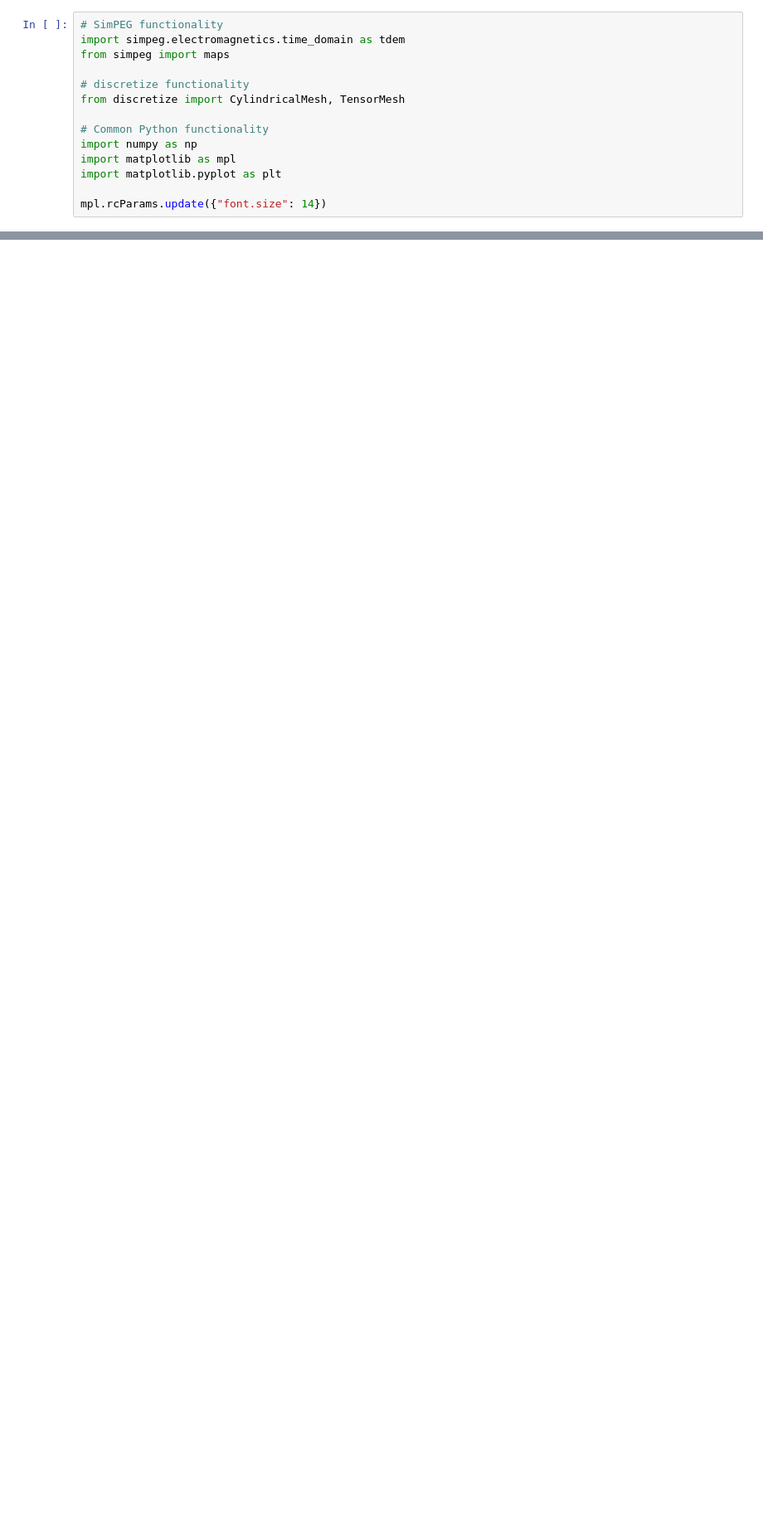
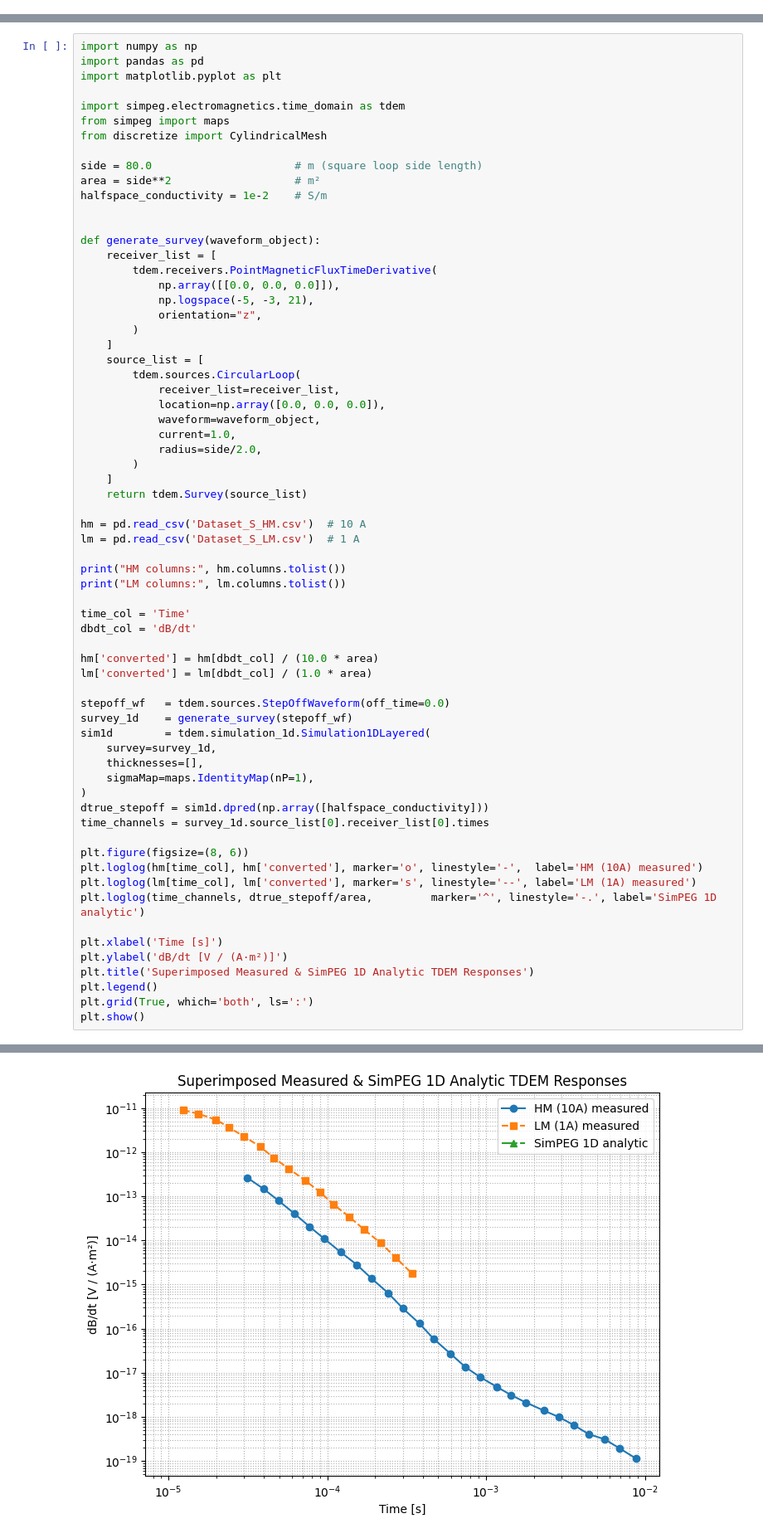
Before and after one commit to Graphical27/Time-Domain-Electromagnetics, a Jupyter notebook: try.ipynb, the cells around one changed output, grey strips where cells are left out. Shown at 83% size. Drawn from its saved outputs; the diff is of its cells as text; blank space fills up the shorter version.

```diff
--- a/try.ipynb
+++ b/try.ipynb
@@ -1,14 +0,0 @@
-# %%
-# SimPEG functionality
-import simpeg.electromagnetics.time_domain as tdem
-from simpeg import maps
-
-# discretize functionality
-from discretize import CylindricalMesh, TensorMesh
-
-# Common Python functionality
-import numpy as np
-import matplotlib as mpl
-import matplotlib.pyplot as plt
-
-mpl.rcParams.update({"font.size": 14})
@@ -142,0 +1,67 @@ plt.show()
+# %%
+import numpy as np
+import pandas as pd
+import matplotlib.pyplot as plt
+
+import simpeg.electromagnetics.time_domain as tdem
+from simpeg import maps
+from discretize import CylindricalMesh
+
+side = 80.0                      # m (square loop side length)
+area = side**2                   # m²
+halfspace_conductivity = 1e-2    # S/m
+
+
+def generate_survey(waveform_object):
+    receiver_list = [
+        tdem.receivers.PointMagneticFluxTimeDerivative(
+            np.array([[0.0, 0.0, 0.0]]),
+            np.logspace(-5, -3, 21),
+            orientation="z",
+        )
+    ]
+    source_list = [
+        tdem.sources.CircularLoop(
+            receiver_list=receiver_list,
+            location=np.array([0.0, 0.0, 0.0]),
+            waveform=waveform_object,
+            current=1.0,
+            radius=side/2.0,
+        )
+    ]
+    return tdem.Survey(source_list)
+
+hm = pd.read_csv('Dataset_S_HM.csv')  # 10 A
+lm = pd.read_csv('Dataset_S_LM.csv')  # 1 A
+
+print("HM columns:", hm.columns.tolist())
+print("LM columns:", lm.columns.tolist())
+
+time_col = 'Time'
+dbdt_col = 'dB/dt'
+
+hm['converted'] = hm[dbdt_col] / (10.0 * area)
+lm['converted'] = lm[dbdt_col] / (1.0 * area)
+
+stepoff_wf   = tdem.sources.StepOffWaveform(off_time=0.0)
+survey_1d    = generate_survey(stepoff_wf)
+sim1d        = tdem.simulation_1d.Simulation1DLayered(
+    survey=survey_1d,
+    thicknesses=[],
+    sigmaMap=maps.IdentityMap(nP=1),
+)
+dtrue_stepoff = sim1d.dpred(np.array([halfspace_conductivity]))
+time_channels = survey_1d.source_list[0].receiver_list[0].times
+
+plt.figure(figsize=(8, 6))
+plt.loglog(hm[time_col], hm['converted'], marker='o', linestyle='-',  label='HM (10A) measured')
+plt.loglog(lm[time_col], lm['converted'], marker='s', linestyle='--', label='LM (1A) measured')
+plt.loglog(time_channels, dtrue_stepoff/area,         marker='^', linestyle='-.', label='SimPEG 1D analytic')
+
+plt.xlabel('Time [s]')
+plt.ylabel('dB/dt [V / (A·m²)]')
+plt.title('Superimposed Measured & SimPEG 1D Analytic TDEM Responses')
+plt.legend()
+plt.grid(True, which='both', ls=':')
+plt.show()
+# %% [output]
@@ -142,0 +70 @@ plt.show()
+[figure, added]
```
Also changed, not shown: parts of 10 cells of this notebook, 2 other files.
